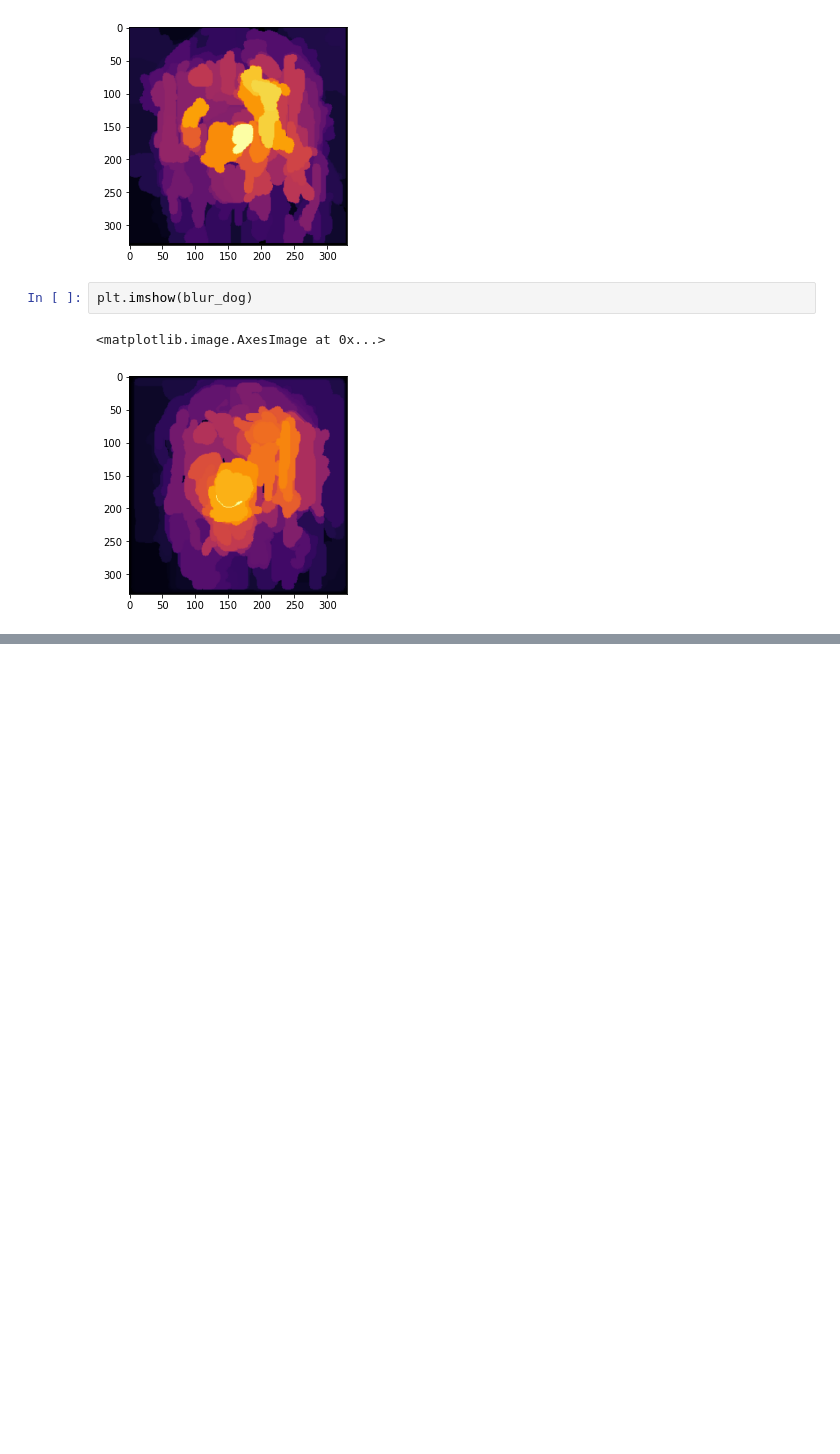
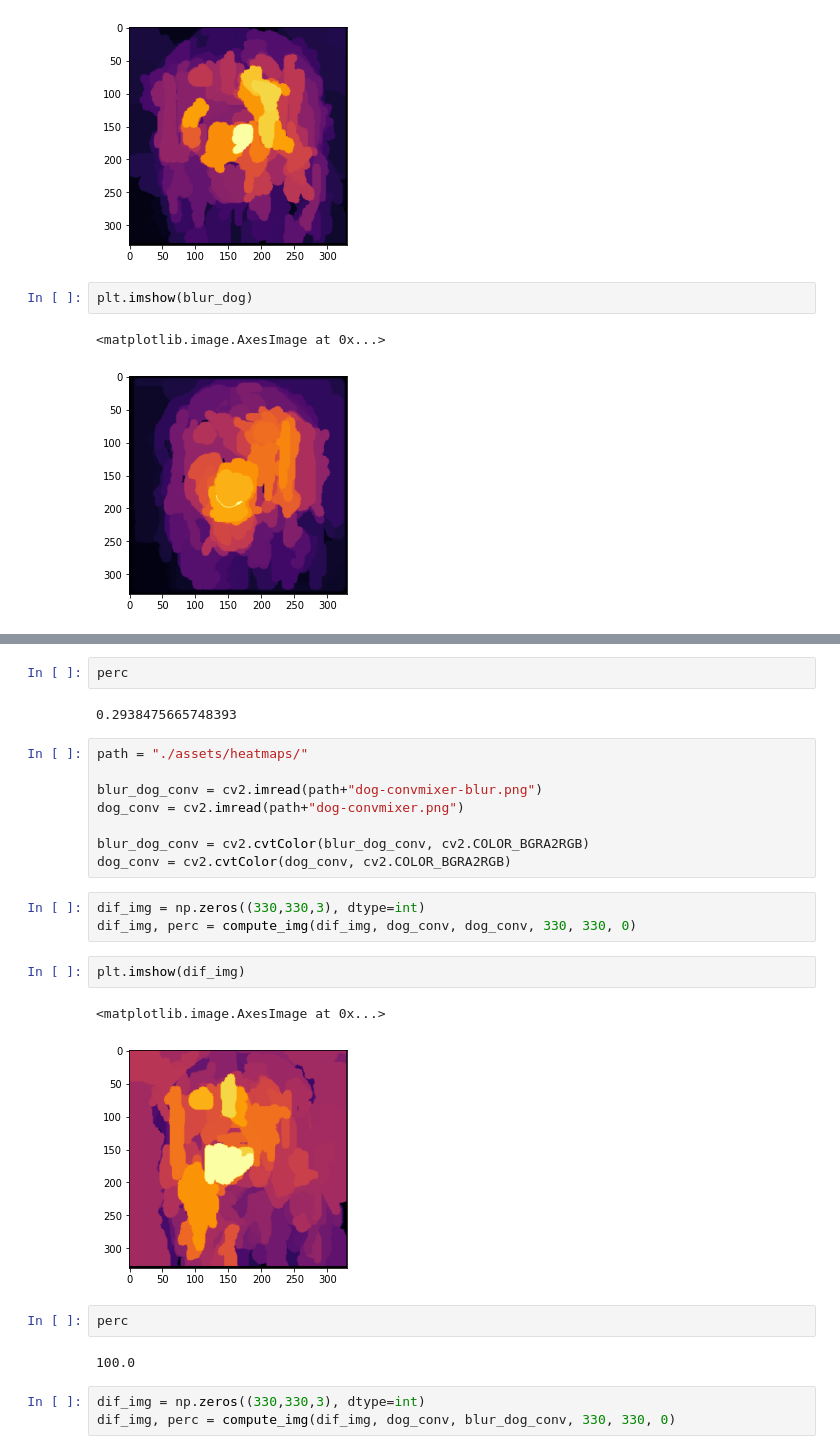
Before and after one commit to CMU-Vis-2021/Insightful-Saliency-Maps, a Jupyter notebook: AvgImg.ipynb, the cells around one changed output, grey strips where cells are left out. Drawn from its saved outputs; the diff is of its cells as text; blank space fills up the shorter version.

```diff
--- a/AvgImg.ipynb
+++ b/AvgImg.ipynb
@@ -264,0 +378,27 @@ plt.imshow(blur_dog)
+# %%
+perc
+# %% [output]
+0.2938475665748393
+# %%
+path = "./assets/heatmaps/"
+
+blur_dog_conv = cv2.imread(path+"dog-convmixer-blur.png")
+dog_conv = cv2.imread(path+"dog-convmixer.png")
+
+blur_dog_conv = cv2.cvtColor(blur_dog_conv, cv2.COLOR_BGRA2RGB)
+dog_conv = cv2.cvtColor(dog_conv, cv2.COLOR_BGRA2RGB)
+# %%
+dif_img = np.zeros((330,330,3), dtype=int)
+dif_img, perc = compute_img(dif_img, dog_conv, dog_conv, 330, 330, 0)
+# %%
+plt.imshow(dif_img)
+# %% [output]
+<matplotlib.image.AxesImage at 0x...>
+[figure, added]
+# %%
+perc
+# %% [output]
+100.0
+# %%
+dif_img = np.zeros((330,330,3), dtype=int)
+dif_img, perc = compute_img(dif_img, dog_conv, blur_dog_conv, 330, 330, 0)
```
Also changed, not shown: parts of 15 cells of this notebook, 12 other files.
